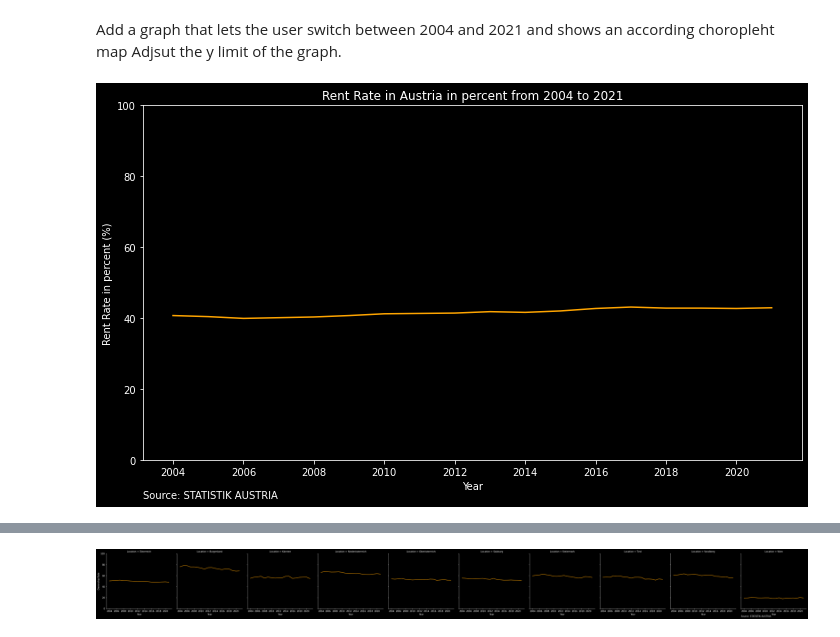
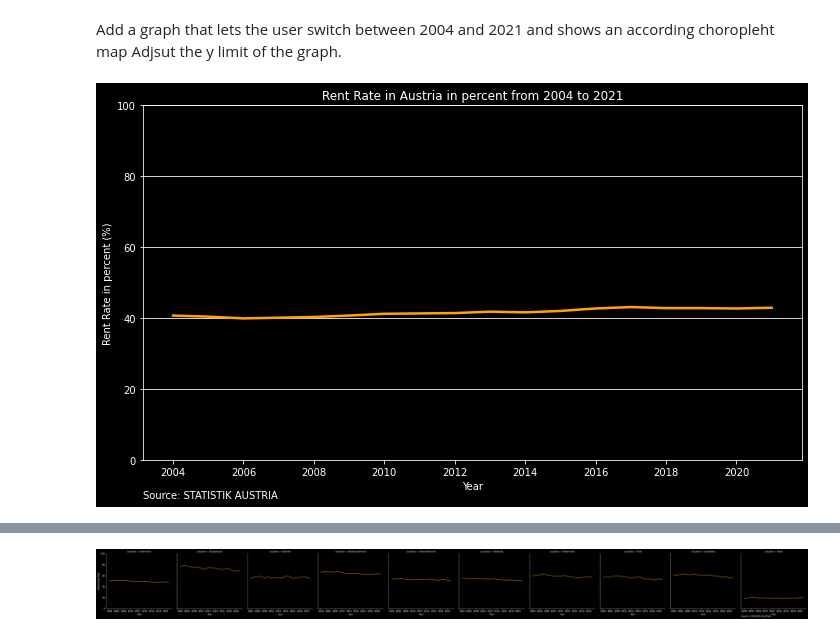
Before and after one commit to zarredominic/story_map_data_viz, a Jupyter notebook: eda_of_datasources.ipynb, the cells around one changed output, grey strips where cells are left out. Saved outputs shown, nothing was run; the diff lists cells and outputs as text; code cells hidden in the pictures.

```diff
--- a/eda_of_datasources.ipynb
+++ b/eda_of_datasources.ipynb
@@ -184,13 +190,14 @@ Adjsut the y limit of the graph.
 # %%
 plt.style.use('dark_background')
 plt.figure(figsize=(10,6), tight_layout=True)
 plt.ylim(0, 100)
-plt.plot(rent_rate_austria_tidy['Year'], rent_rate_austria_tidy['Rent Rate'], color="orange")
+plt.plot(rent_rate_austria_tidy['Year'], rent_rate_austria_tidy['Rent Rate'], color="orange", linewidth=2.5)
+plt.grid(axis = 'y')
 plt.title('Rent Rate in Austria in percent from 2004 to 2021')
 plt.ylabel('Rent Rate in percent (%)')
 plt.xlabel('Year')
 plt.annotate("Source: STATISTIK AUSTRIA", (0,0), (0, -30), xycoords="axes fraction", textcoords="offset points", va="top")
 plt.savefig("imgs/rent_rate_austria_2004_2021.png", format="png", dpi=300)
 plt.show()
 # %% [output]
-[figure, old version]
+[figure, new version]
```
Also changed, not shown: parts of 10 cells of this notebook, 5 other files.
